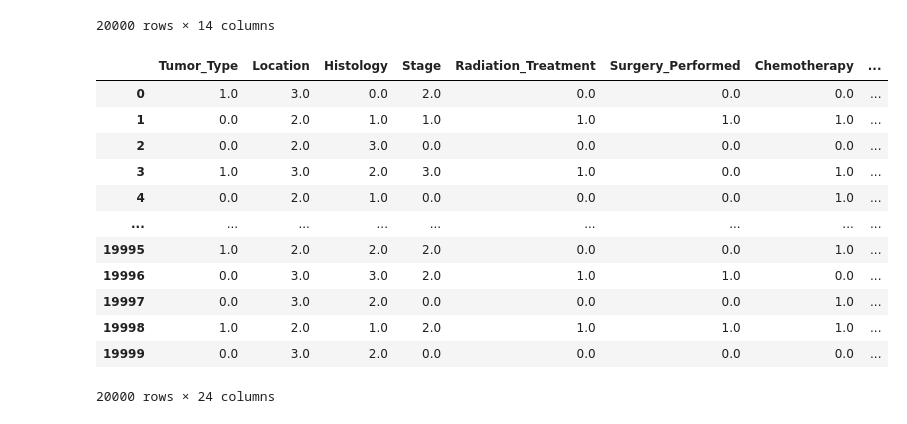
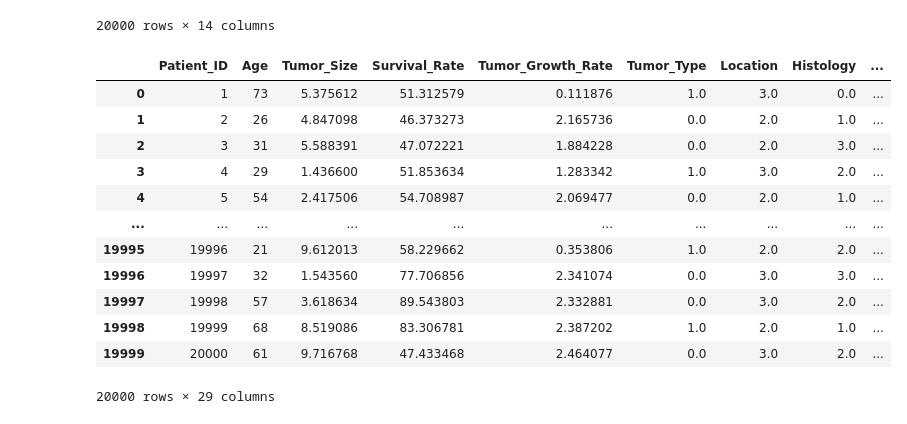
Before and after one commit to akxiit/Exploratory-Data-Analysis, a Jupyter notebook: brain-tumor/Main.ipynb, the cells around one changed output. Saved outputs shown, nothing was run; the diff lists cells and outputs as text; code cells hidden in the pictures.

Commit message:
Add new analysis techniques in Main.ipynb for enhanced data insights

```diff
--- a/brain-tumor/Main.ipynb
+++ b/brain-tumor/Main.ipynb
@@ -189,18 +189,18 @@ pd.DataFrame(en2.fit_transform(df[['Gender','Symptom_1','Symptom_2','Symptom_3']
 | 19999 | 0.0 | 1.0 | 0.0 | 0.0 | 0.0 | ... |
 20000 rows × 14 columns
 # %%
-pd.concat([pd.DataFrame(en1.fit_transform(df[['Tumor_Type', 'Location', 'Histology', 'Stage','Radiation_Treatment','Surgery_Performed','Chemotherapy','Family_History','MRI_Result','Follow_Up_Required']]), columns=en1.get_feature_names_out(['Tumor_Type', 'Location', 'Histology', 'Stage','Radiation_Treatment','Surgery_Performed','Chemotherapy','Family_History','MRI_Result','Follow_Up_Required'])), pd.DataFrame(en2.fit_transform(df[['Gender','Symptom_1','Symptom_2','Symptom_3']]), columns=en2.get_feature_names_out(['Gender','Symptom_1','Symptom_2','Symptom_3']))], axis=1)
+pd.concat([df[['Patient_ID','Age','Tumor_Size','Survival_Rate','Tumor_Growth_Rate']],pd.DataFrame(en1.fit_transform(df[['Tumor_Type', 'Location', 'Histology', 'Stage','Radiation_Treatment','Surgery_Performed','Chemotherapy','Family_History','MRI_Result','Follow_Up_Required']]), columns=en1.get_feature_names_out(['Tumor_Type', 'Location', 'Histology', 'Stage','Radiation_Treatment','Surgery_Performed','Chemotherapy','Family_History','MRI_Result','Follow_Up_Required'])), pd.DataFrame(en2.fit_transform(df[['Gender','Symptom_1','Symptom_2','Symptom_3']]), columns=en2.get_feature_names_out(['Gender','Symptom_1','Symptom_2','Symptom_3']))], axis=1)
 # %% [output]
-|  | Tumor_Type | Location | Histology | Stage | Radiation_Treatment | Surgery_Performed | Chemotherapy | ... |
-| 0 | 1.0 | 3.0 | 0.0 | 2.0 | 0.0 | 0.0 | 0.0 | ... |
-| 1 | 0.0 | 2.0 | 1.0 | 1.0 | 1.0 | 1.0 | 1.0 | ... |
-| 2 | 0.0 | 2.0 | 3.0 | 0.0 | 0.0 | 0.0 | 0.0 | ... |
-| 3 | 1.0 | 3.0 | 2.0 | 3.0 | 1.0 | 0.0 | 1.0 | ... |
-| 4 | 0.0 | 2.0 | 1.0 | 0.0 | 0.0 | 0.0 | 1.0 | ... |
-| ... | ... | ... | ... | ... | ... | ... | ... | ... |
-| 19995 | 1.0 | 2.0 | 2.0 | 2.0 | 0.0 | 0.0 | 1.0 | ... |
-| 19996 | 0.0 | 3.0 | 3.0 | 2.0 | 1.0 | 1.0 | 0.0 | ... |
-| 19997 | 0.0 | 3.0 | 2.0 | 0.0 | 0.0 | 0.0 | 1.0 | ... |
-| 19998 | 1.0 | 2.0 | 1.0 | 2.0 | 1.0 | 1.0 | 1.0 | ... |
-| 19999 | 0.0 | 3.0 | 2.0 | 0.0 | 0.0 | 0.0 | 0.0 | ... |
+|  | Patient_ID | Age | Tumor_Size | Survival_Rate | Tumor_Growth_Rate | Tumor_Type | Location | Histology | ... |
+| 0 | 1 | 73 | 5.375612 | 51.312579 | 0.111876 | 1.0 | 3.0 | 0.0 | ... |
+| 1 | 2 | 26 | 4.847098 | 46.373273 | 2.165736 | 0.0 | 2.0 | 1.0 | ... |
+| 2 | 3 | 31 | 5.588391 | 47.072221 | 1.884228 | 0.0 | 2.0 | 3.0 | ... |
+| 3 | 4 | 29 | 1.436600 | 51.853634 | 1.283342 | 1.0 | 3.0 | 2.0 | ... |
+| 4 | 5 | 54 | 2.417506 | 54.708987 | 2.069477 | 0.0 | 2.0 | 1.0 | ... |
+| ... | ... | ... | ... | ... | ... | ... | ... | ... | ... |
+| 19995 | 19996 | 21 | 9.612013 | 58.229662 | 0.353806 | 1.0 | 2.0 | 2.0 | ... |
+| 19996 | 19997 | 32 | 1.543560 | 77.706856 | 2.341074 | 0.0 | 3.0 | 3.0 | ... |
+| 19997 | 19998 | 57 | 3.618634 | 89.543803 | 2.332881 | 0.0 | 3.0 | 2.0 | ... |
+| 19998 | 19999 | 68 | 8.519086 | 83.306781 | 2.387202 | 1.0 | 2.0 | 1.0 | ... |
+| 19999 | 20000 | 61 | 9.716768 | 47.433468 | 2.464077 | 0.0 | 3.0 | 2.0 | ... |
-20000 rows × 24 columns
+20000 rows × 29 columns
```
